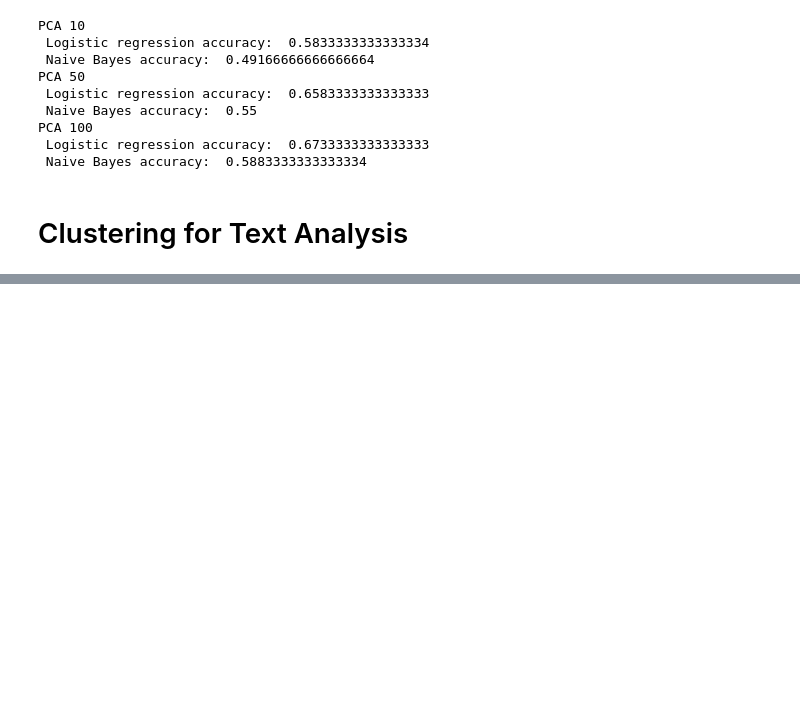
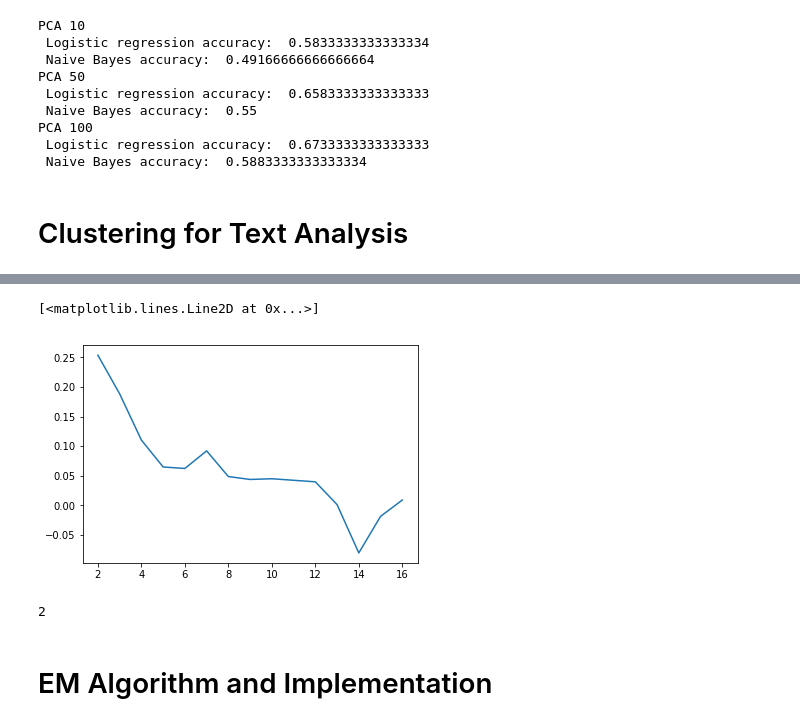
Before and after one commit to simirajpal/Applied-Machine-Learning, a Jupyter notebook: Assignment_3/Homework3_Code.ipynb, the cells around one changed output, grey strips where cells are left out. Saved outputs shown, nothing was run; the diff lists cells and outputs as text; code cells hidden in the pictures; blank space fills up the shorter version.

```diff
--- a/Assignment_3/Homework3_Code.ipynb
+++ b/Assignment_3/Homework3_Code.ipynb
@@ -374,0 +403,2 @@ PCA 100
+# %%
+best_k = ks[np.argmax(sil)]
@@ -374,0 +409,6 @@ PCA 100
+# %%
+kmeans = KMeans(n_clusters = best_k, max_iter = 10000).fit(documents)
+labels = kmeans.labels_
+cluster_centers = kmeans.cluster_centers_
+
+#### Don't UNDERSTAND what it is asking us to do ######
@@ -374,0 +417,2 @@ PCA 100
+# %%
+words = np.load('science2k-word-doc.npy')
@@ -374,0 +436,5 @@ PCA 100
+# %%
+plt.plot(ks, sil)
+# %% [output]
+[<matplotlib.lines.Line2D at 0x...>]
+[figure, added]
@@ -374,0 +443,4 @@ PCA 100
+# %%
+print(best_k)
+# %% [output]
+2
@@ -374,0 +453,2 @@ PCA 100
+# %% [markdown]
+# EM Algorithm and Implementation
```
Also changed, not shown: parts of 13 cells of this notebook, 3 other files.
